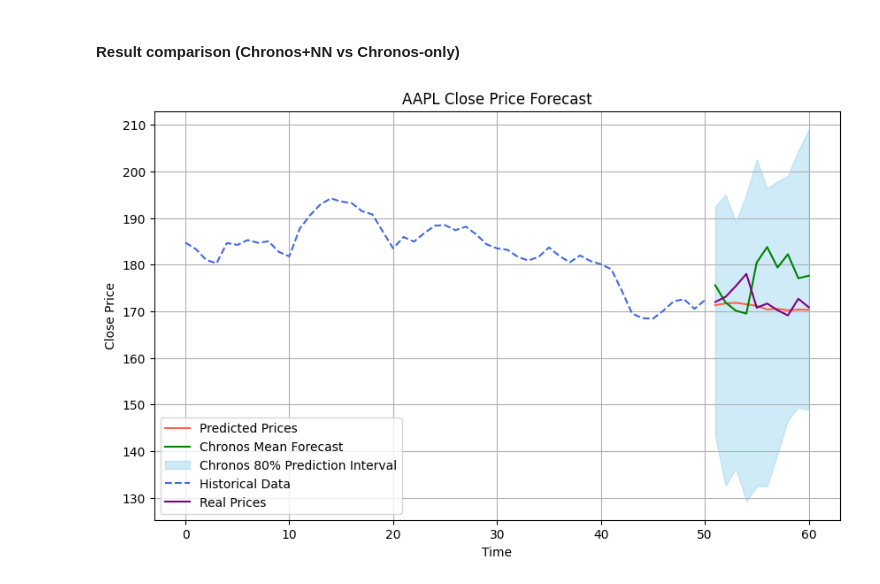
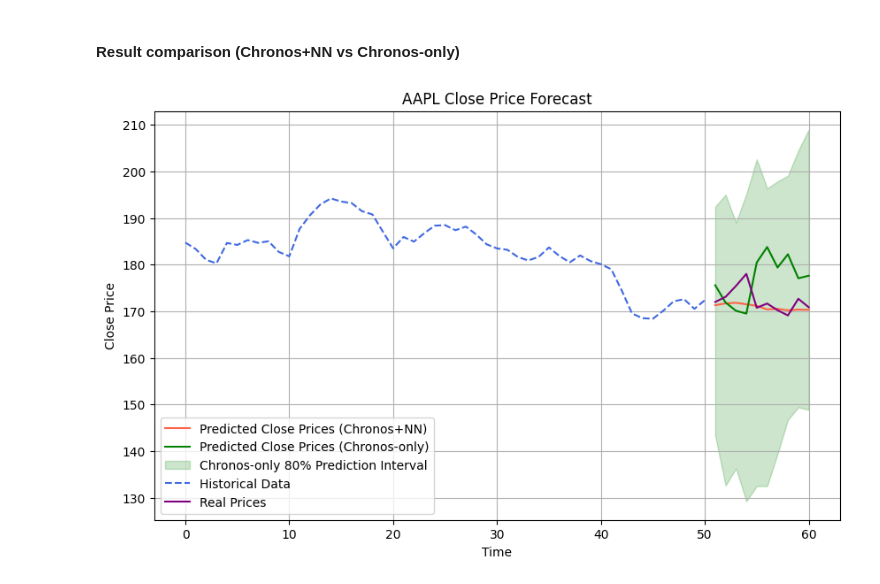
Before and after one commit to JackBstn/Chronos_multivariate, a Jupyter notebook: chronos_multivariate_neural_network.ipynb, the cells around one changed output. Saved outputs shown, nothing was run; the diff lists cells and outputs as text; code cells hidden in the pictures.

Commit message:
add colab button and fix graph

```diff
--- a/chronos_multivariate_neural_network.ipynb
+++ b/chronos_multivariate_neural_network.ipynb
@@ -355,37 +381,37 @@ univariate_predictions = scaler_y.inverse_transform(univariate_predictions)
 
 # Data index for plotting context and test data
 historical_index = np.arange(len(context_close_prices))  # Historical data
 test_index = np.arange(len(context_close_prices), len(context_close_prices) + prediction_length)  # Test data
 
 # For comparison, also compute the forecast using Chronos only applied to the close price directly
 
 # Reduce context and prediction length for Chronos
 chronos_context = torch.tensor(context_close_prices, dtype=torch.float32)
 chronos_forecast = pipeline.predict(context=chronos_context, prediction_length=prediction_length)
 low, median, high = np.quantile(chronos_forecast[0].numpy(), [0.1, 0.5, 0.9], axis=0)
 chronos_only_forecast = np.mean(chronos_forecast[0].numpy(), axis=0)
 
 # Plot the forecasts
 plt.figure(figsize=(10, 6))
 
-plt.plot(test_index, univariate_predictions, color="tomato", label="Predicted Prices")  # Chronos+NN forecast
-plt.plot(test_index, chronos_only_forecast, color="green", label="Chronos Mean Forecast")  # Chronos-only forecast
-plt.fill_between(test_index, low, high, color="skyblue", alpha=0.4, label="Chronos 80% Prediction Interval")  # Chronos-only confidence
+plt.plot(test_index, univariate_predictions, color="tomato", label="Predicted Close Prices (Chronos+NN)")  # Chronos+NN forecast
+plt.plot(test_index, chronos_only_forecast, color="green", label="Predicted Close Prices (Chronos-only)")  # Chronos-only forecast
+plt.fill_between(test_index, low, high, color="green", alpha=0.2, label="Chronos-only 80% Prediction Interval")  # Chronos-only confidence
 
 # Plot the history
 plt.plot(historical_index, context_close_prices, color="royalblue", label="Historical Data", linestyle='--')  # Historical data
 
 # Plot the "real" line
 plt.plot(test_index, values_to_predict, color="purple", label="Real Prices")  # Real data, only for the test period
 
 plt.title(f"{symbol} Close Price Forecast")
 plt.xlabel("Time")
 plt.ylabel("Close Price")
 plt.legend()
 plt.grid()
 plt.show()
 # %% [output]
-[figure, old version]
+[figure, new version]
 # %%
 from scipy.stats import gmean
 
```
Also changed, not shown: parts of 4 cells of this notebook.
